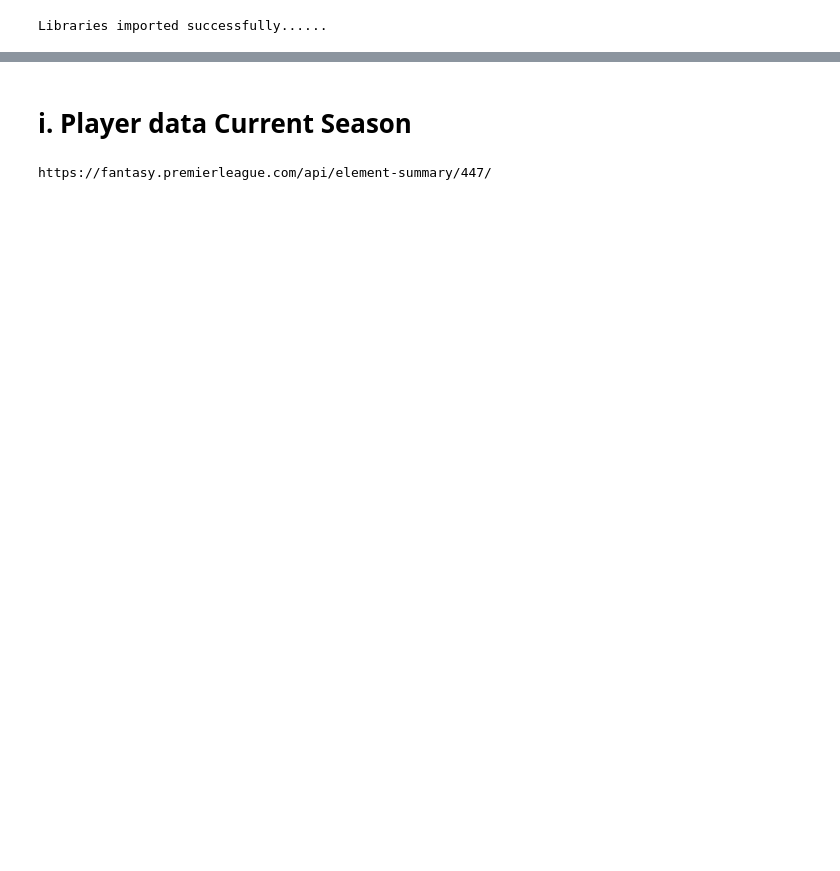
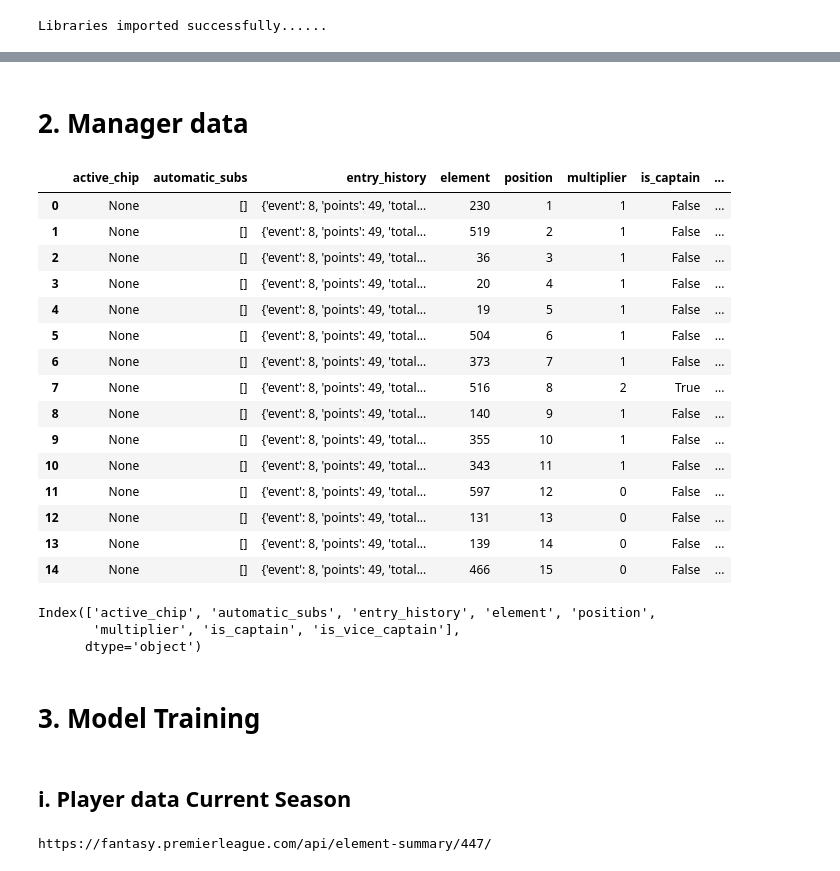
Before and after one commit to donald-okara/FPL_point_predictor, a Jupyter notebook: fpl_notebook.ipynb, the cells around one changed output, grey strips where cells are left out. Cells and saved outputs as stored; diff of their text form; code cells hidden in the pictures; blank space fills up the shorter version.

```diff
--- a/fpl_notebook.ipynb
+++ b/fpl_notebook.ipynb
@@ -19,0 +712,2 @@ Mounted at /content/drive
+# %% [markdown]
+# 2. Manager data
@@ -19,0 +748,25 @@ Mounted at /content/drive
+# %%
+manager
+# %% [output]
+|  | active_chip | automatic_subs | entry_history | element | position | multiplier | is_captain | ... |
+| 0 | None | [] | {'event': 8, 'points': 49, 'total... | 230 | 1 | 1 | False | ... |
+| 1 | None | [] | {'event': 8, 'points': 49, 'total... | 519 | 2 | 1 | False | ... |
+| 2 | None | [] | {'event': 8, 'points': 49, 'total... | 36 | 3 | 1 | False | ... |
+| 3 | None | [] | {'event': 8, 'points': 49, 'total... | 20 | 4 | 1 | False | ... |
+| 4 | None | [] | {'event': 8, 'points': 49, 'total... | 19 | 5 | 1 | False | ... |
+| 5 | None | [] | {'event': 8, 'points': 49, 'total... | 504 | 6 | 1 | False | ... |
+| 6 | None | [] | {'event': 8, 'points': 49, 'total... | 373 | 7 | 1 | False | ... |
+| 7 | None | [] | {'event': 8, 'points': 49, 'total... | 516 | 8 | 2 | True | ... |
+| 8 | None | [] | {'event': 8, 'points': 49, 'total... | 140 | 9 | 1 | False | ... |
+| 9 | None | [] | {'event': 8, 'points': 49, 'total... | 355 | 10 | 1 | False | ... |
+| 10 | None | [] | {'event': 8, 'points': 49, 'total... | 343 | 11 | 1 | False | ... |
+| 11 | None | [] | {'event': 8, 'points': 49, 'total... | 597 | 12 | 0 | False | ... |
+| 12 | None | [] | {'event': 8, 'points': 49, 'total... | 131 | 13 | 0 | False | ... |
+| 13 | None | [] | {'event': 8, 'points': 49, 'total... | 139 | 14 | 0 | False | ... |
+| 14 | None | [] | {'event': 8, 'points': 49, 'total... | 466 | 15 | 0 | False | ... |
+# %%
+manager.columns
+# %% [output]
+Index(['active_chip', 'automatic_subs', 'entry_history', 'element', 'position',
+       'multiplier', 'is_captain', 'is_vice_captain'],
+      dtype='object')
@@ -20,5 +776,7 @@ Mounted at /content/drive
+# %% [markdown]
+# 3. Model Training
 # %% [markdown]
-# i. Player data Current Season
+## i. Player data Current Season
 # %%
 ### Function to return player url
 def format_player_url(player_id):
```
Also changed, not shown: parts of 131 cells of this notebook.
